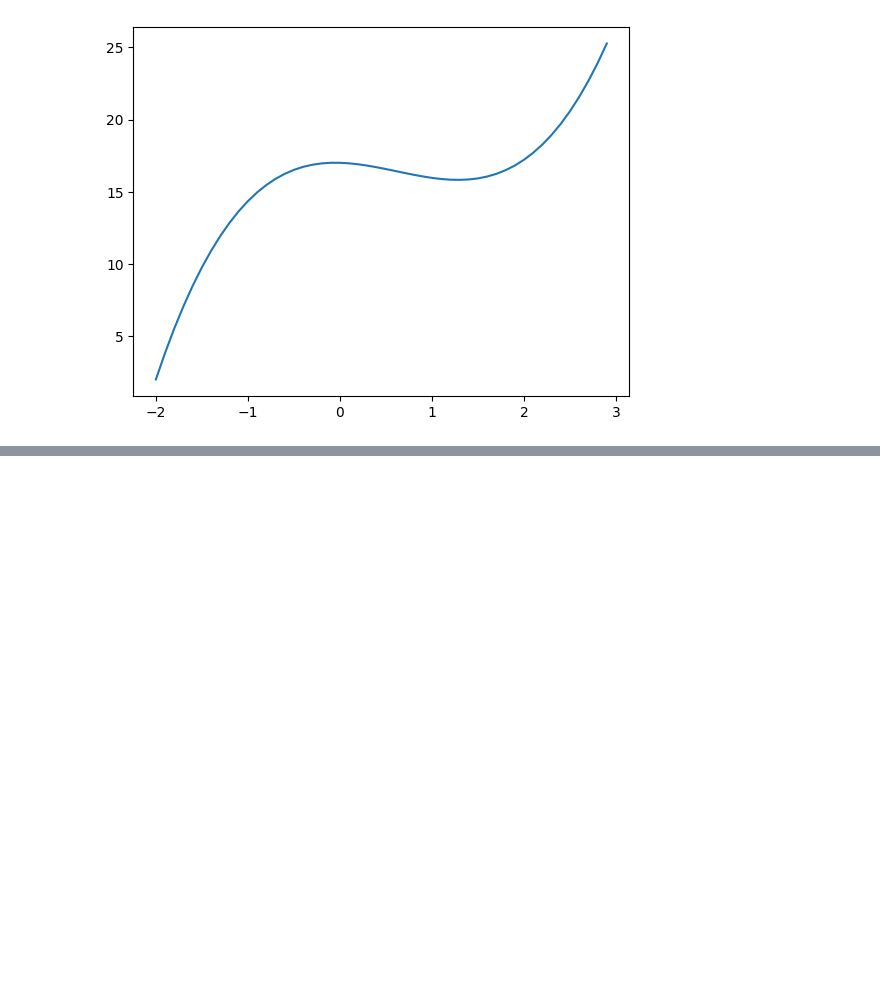
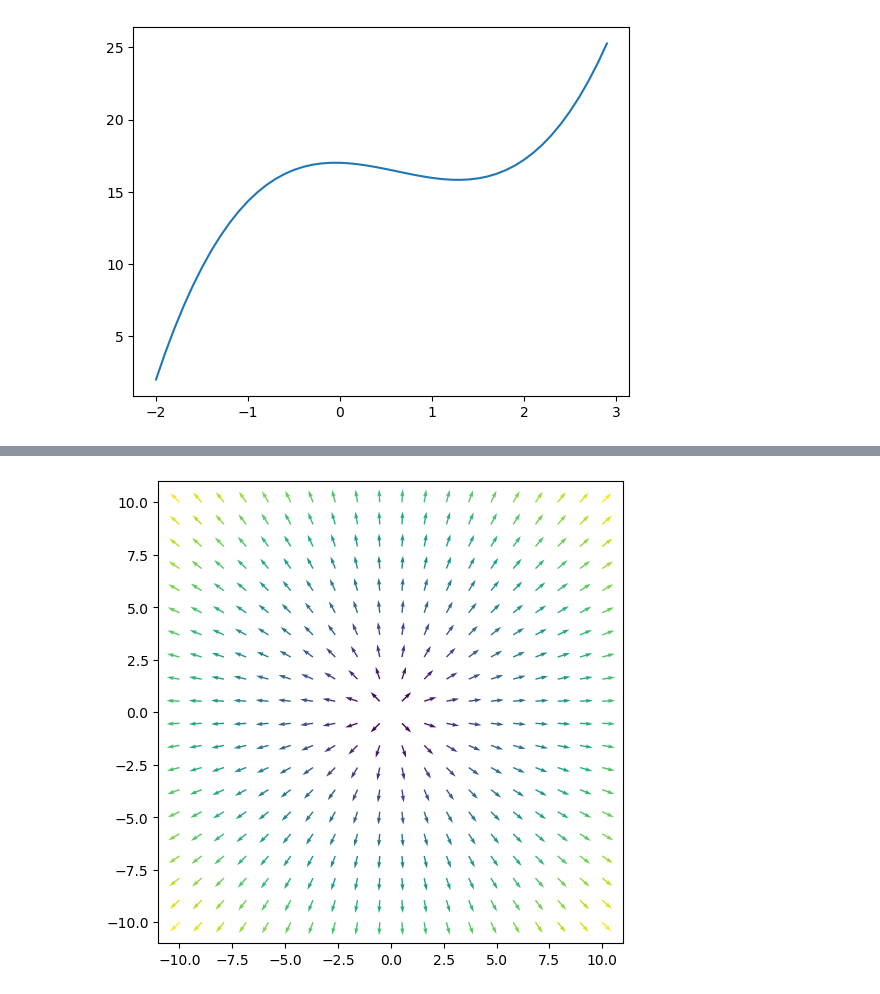
Before and after one commit to szaqal/ML, a Jupyter notebook: misc.ipynb, the cells around one changed output, grey strips where cells are left out. Cells and saved outputs as stored; diff of their text form; code cells hidden in the pictures; blank space fills up the shorter version.

```diff
--- a/misc.ipynb
+++ b/misc.ipynb
@@ -95,0 +110,19 @@ plt.show()
+# %%
+x = np.linspace(-10,10,20)
+xv, yv = np.meshgrid(x, x, indexing='ij')
+
+
+fx = 2*xv
+fy = 2*yv
+
+
+size = np.sqrt(fx**2 + fy**2)
+dir_x = fx/size
+dir_y = fy/size
+
+
+plt.figure(figsize=(6,6))
+plt.quiver(xv, yv, dir_x, dir_y, size, cmap="viridis")
+plt.show()
+# %% [output]
+[figure, added]
```
Also changed, not shown: parts of 4 cells of this notebook.
